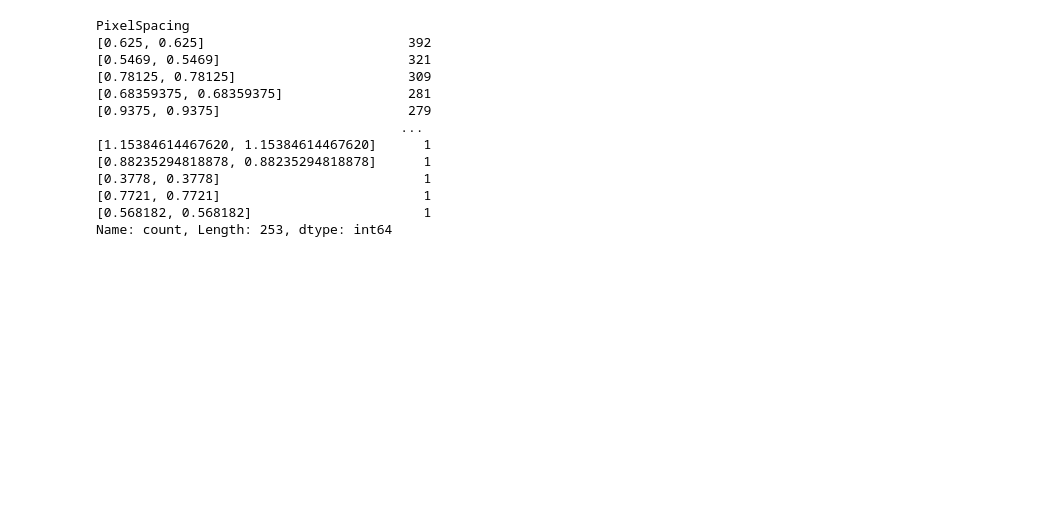
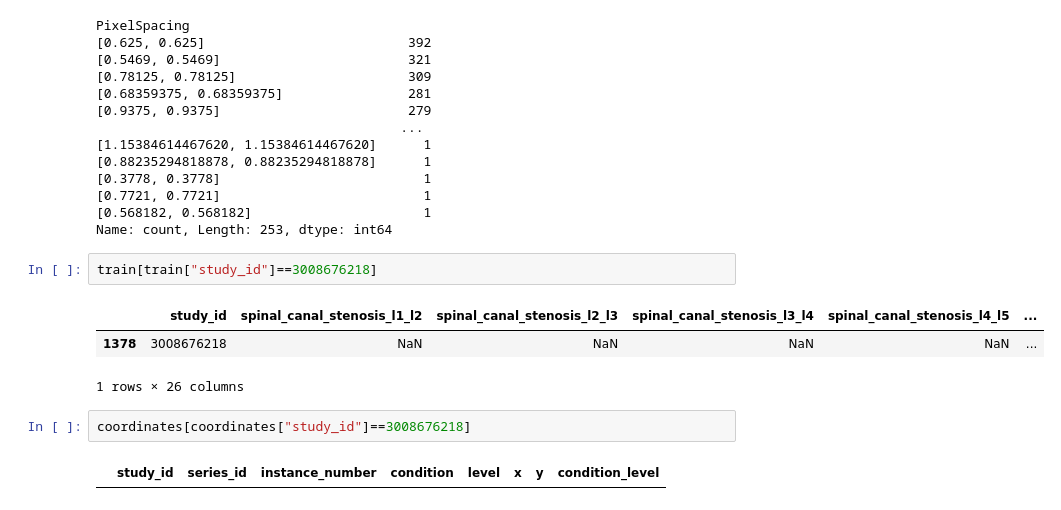
Before and after one commit to mkurtys/rsnaspine, a Jupyter notebook: explore.ipynb, the cells around one changed output. Saved outputs shown, nothing was run; the diff lists cells and outputs as text; blank space fills up the shorter version.

```diff
--- a/explore.ipynb
+++ b/explore.ipynb
@@ -577,3 +577,13 @@ PixelSpacing
 [0.7721, 0.7721]                          1
 [0.568182, 0.568182]                      1
 Name: count, Length: 253, dtype: int64
+# %%
+train[train["study_id"]==3008676218]
+# %% [output]
+|  | study_id | spinal_canal_stenosis_l1_l2 | spinal_canal_stenosis_l2_l3 | spinal_canal_stenosis_l3_l4 | spinal_canal_stenosis_l4_l5 | ... |
+| 1378 | 3008676218 | NaN | NaN | NaN | NaN | ... |
+1 rows × 26 columns
+# %%
+coordinates[coordinates["study_id"]==3008676218]
+# %% [output]
+|  | study_id | series_id | instance_number | condition | level | x | y | condition_level |
```
Also changed, not shown: parts of 2 cells of this notebook, 3 other files.
